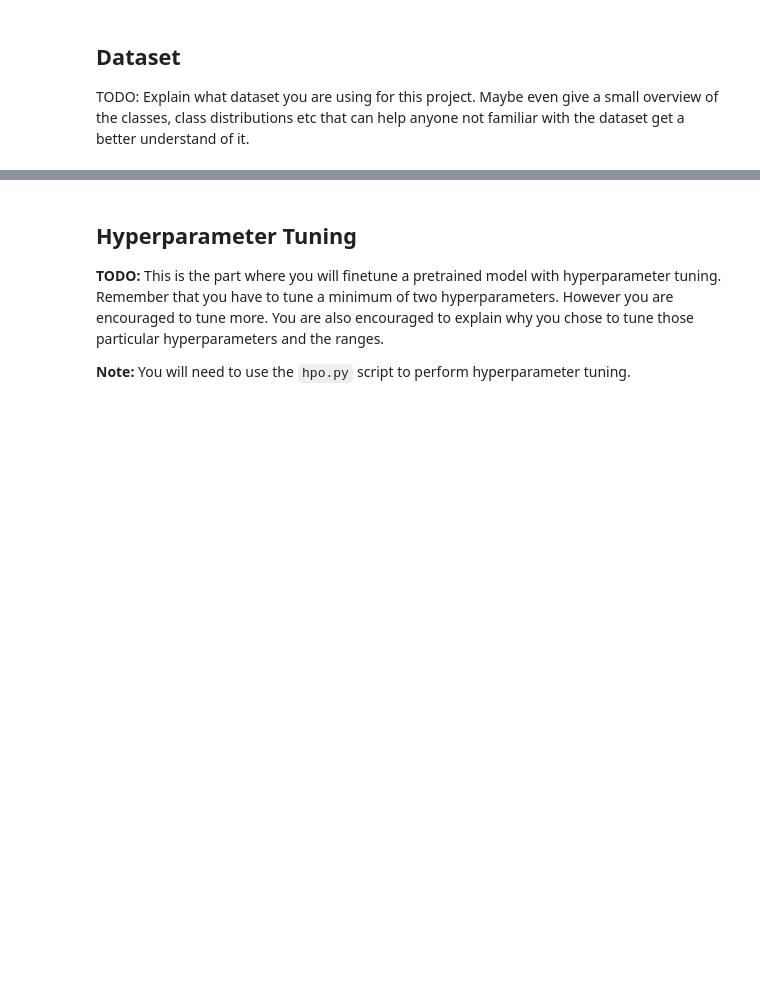
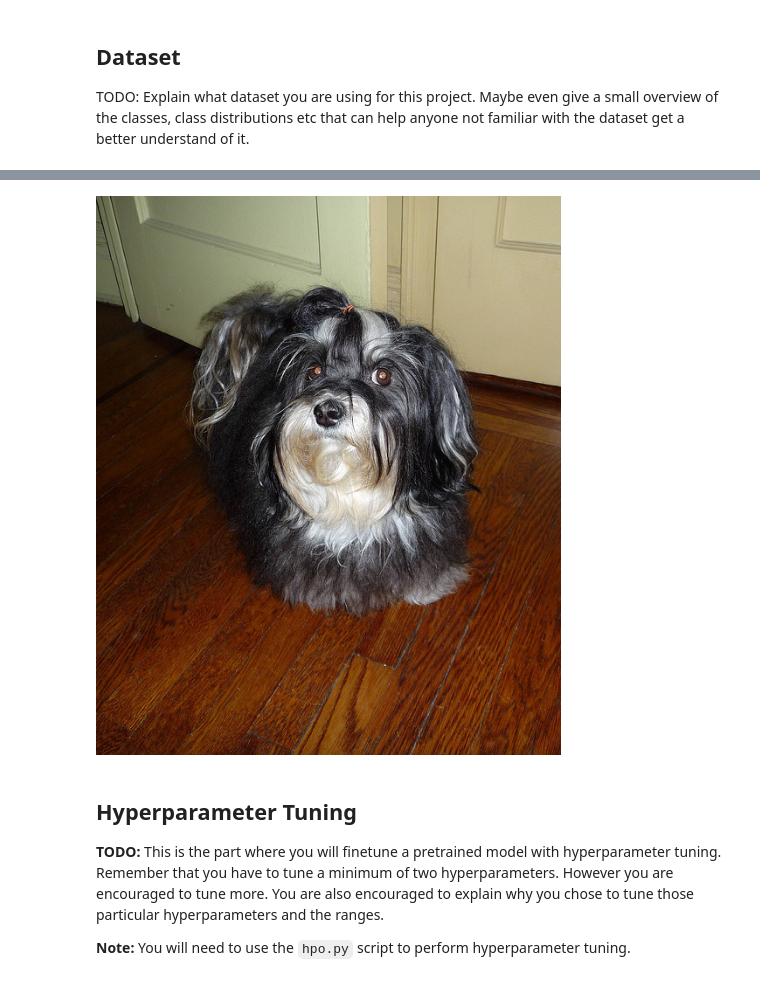
Before and after one commit to ellizzabbetth/Image_Classification_Using_Sagemaker, a Jupyter notebook: train_and_deploy.ipynb, the cells around one changed output, grey strips where cells are left out. Saved outputs shown, nothing was run; the diff lists cells and outputs as text; code cells hidden in the pictures; blank space fills up the shorter version.

```diff
--- a/train_and_deploy.ipynb
+++ b/train_and_deploy.ipynb
@@ -106,19 +153,21 @@ df_stats.plot()
 # %%
 import matplotlib.pyplot as plt
 from PIL import Image
 import s3fs
 import io
 
 fs = s3fs.S3FileSystem()
 
 # To List 5 files in your accessible bucket
 #fs.ls('sagemaker-us-east-1-631507419627/dogImages/test/')[:5]
 
-with fs.open(f'sagemaker-us-east-1-631507419627/dog-image-data/test/082.Havanese/Havanese_05571.jpg') as f:
+with fs.open(f's3://sagemaker-us-east-1-477120104741/dog-image-data/test/082.Havanese/Havanese_05571.jpg') as f:
         payload = f.read()
         display(Image.open(io.BytesIO(payload)))
 
 plt.show()
+# %% [output]
+[figure, added]
 # %% [markdown]
 ## Hyperparameter Tuning
 **TODO:** This is the part where you will finetune a pretrained model with hyperparameter tuning. Remember that you have to tune a minimum of two hyperparameters. However you are encouraged to tune more. You are also encouraged to explain why you chose to tune those particular hyperparameters and the ranges.
```
Also changed, not shown: parts of 39 cells of this notebook, 1 other file.
